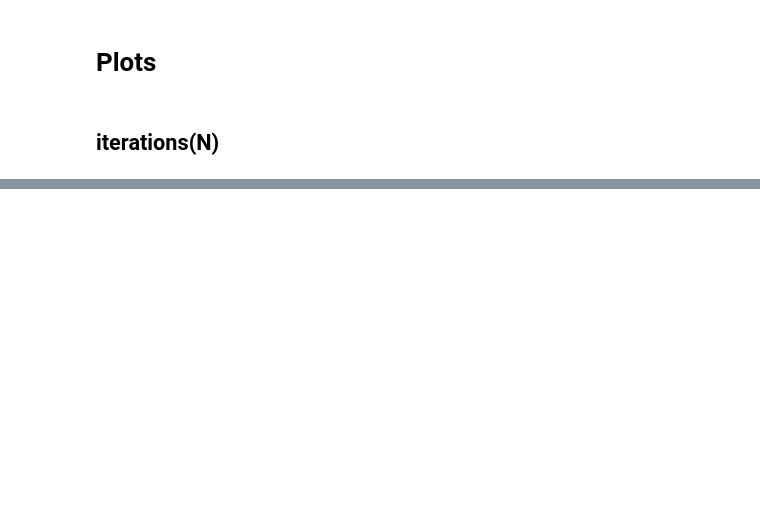
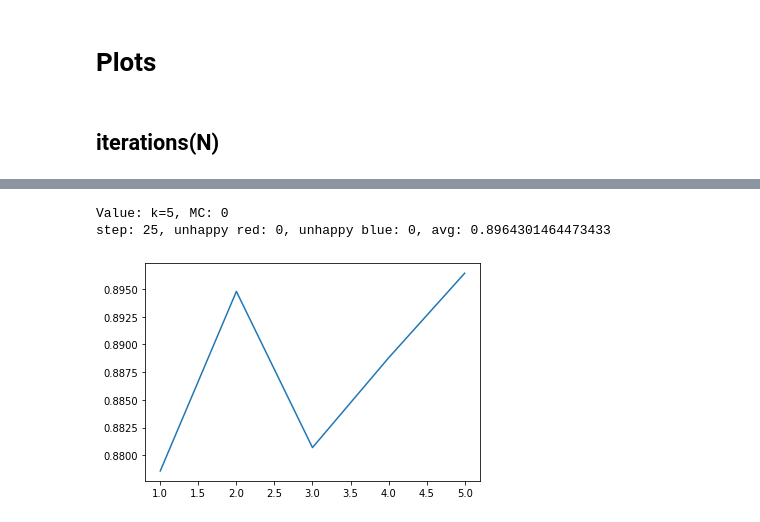
Before and after one commit to mateuszgorczyca6/Agent_based_modelling_of_complex_systems, a Jupyter notebook: Task 4/notepad.ipynb, the cells around one changed output, grey strips where cells are left out. Drawn from its saved outputs; the diff is of its cells as text; code cells hidden in the pictures; blank space fills up the shorter version.

```diff
--- a/Task 4/notepad.ipynb
+++ b/Task 4/notepad.ipynb
@@ -80,0 +70,6 @@ step: 45, unhappy red: 0, unhappy blue: 12, avg: 0.87015, no improvement since 1
+# %%
+plot(segregation, 3, "segregation_k.json", MC_N, L, R, B, jr, jb, k)
+# %% [output]
+Value: k=5, MC: 0
+step: 25, unhappy red: 0, unhappy blue: 0, avg: 0.8964301464473433
+[figure, added]
```
Also changed, not shown: parts of 8 cells of this notebook, 5 other files.
